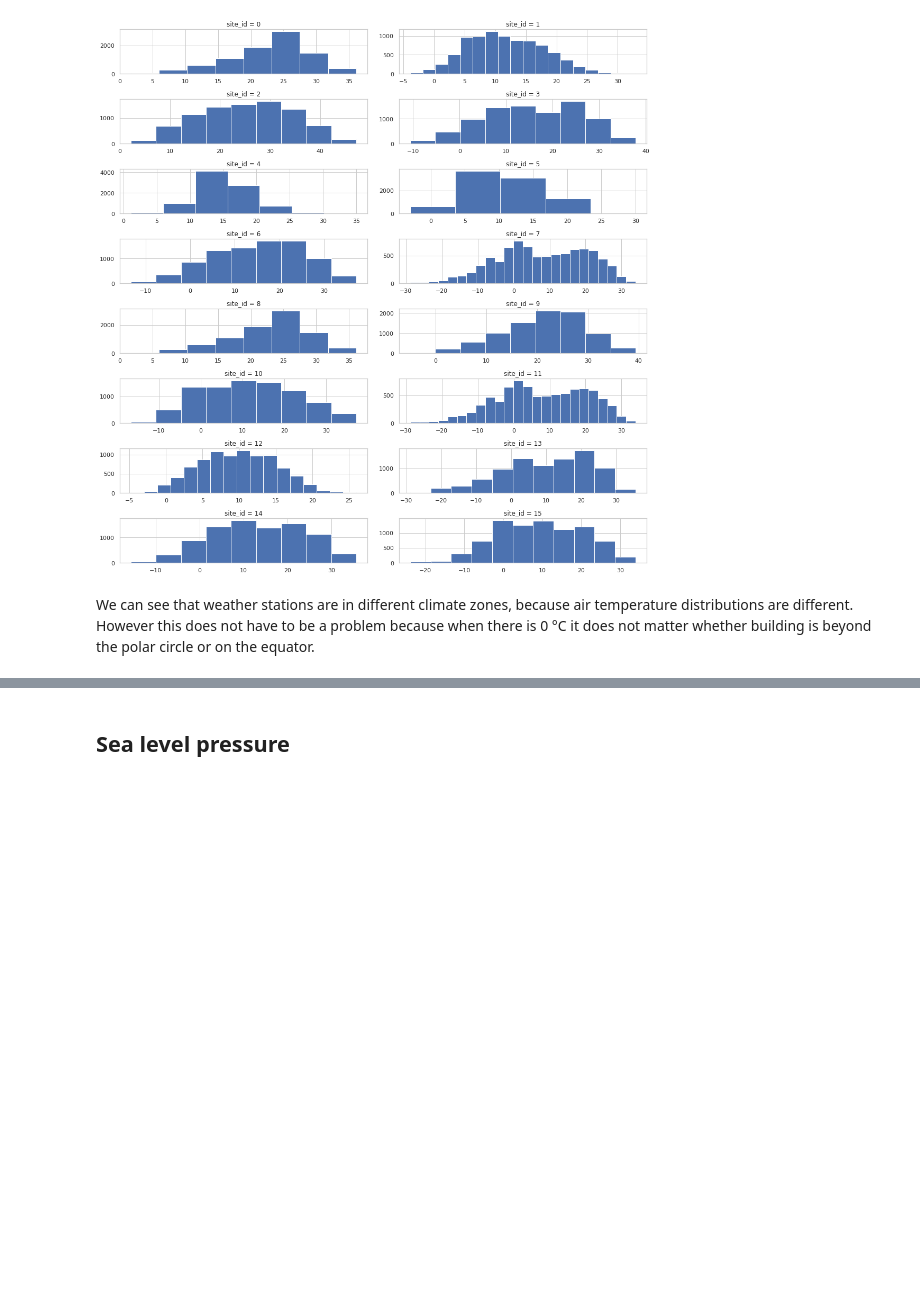
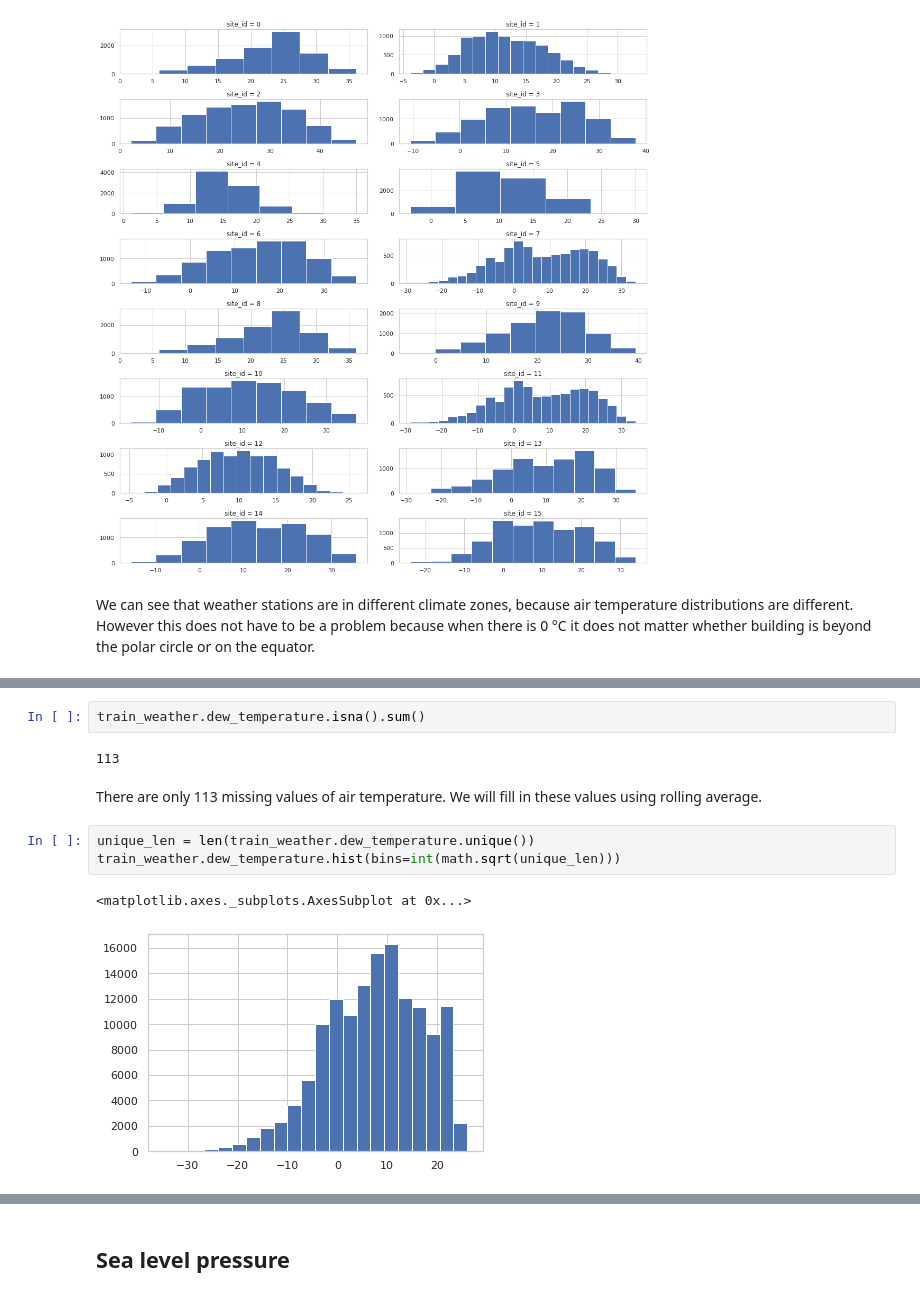
Before and after one commit to dmitana/fiit_knowledge_discovery_project, a Jupyter notebook: notebooks/analysis.ipynb, the cells around one changed output, grey strips where cells are left out. Cells and saved outputs as stored; diff of their text form; blank space fills up the shorter version.

Commit message:
Add dew temperature analysis

```diff
--- a/notebooks/analysis.ipynb
+++ b/notebooks/analysis.ipynb
@@ -357,0 +376,12 @@ We can see that weather stations are in different climate zones, because air tem
+# %%
+train_weather.dew_temperature.isna().sum()
+# %% [output]
+113
+# %% [markdown]
+There are only 113 missing values of air temperature. We will fill in these values using rolling average.
+# %%
+unique_len = len(train_weather.dew_temperature.unique())
+train_weather.dew_temperature.hist(bins=int(math.sqrt(unique_len)))
+# %% [output]
+<matplotlib.axes._subplots.AxesSubplot at 0x...>
+[figure, added]
```
Also changed, not shown: parts of 8 cells of this notebook.
